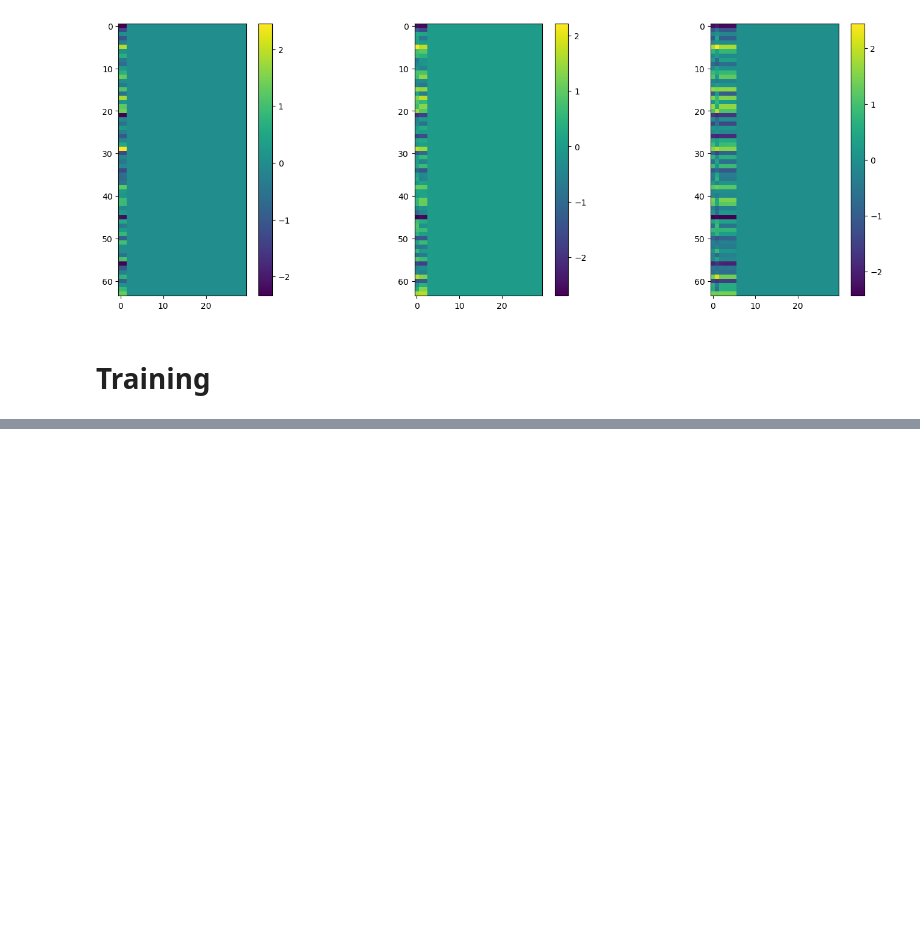
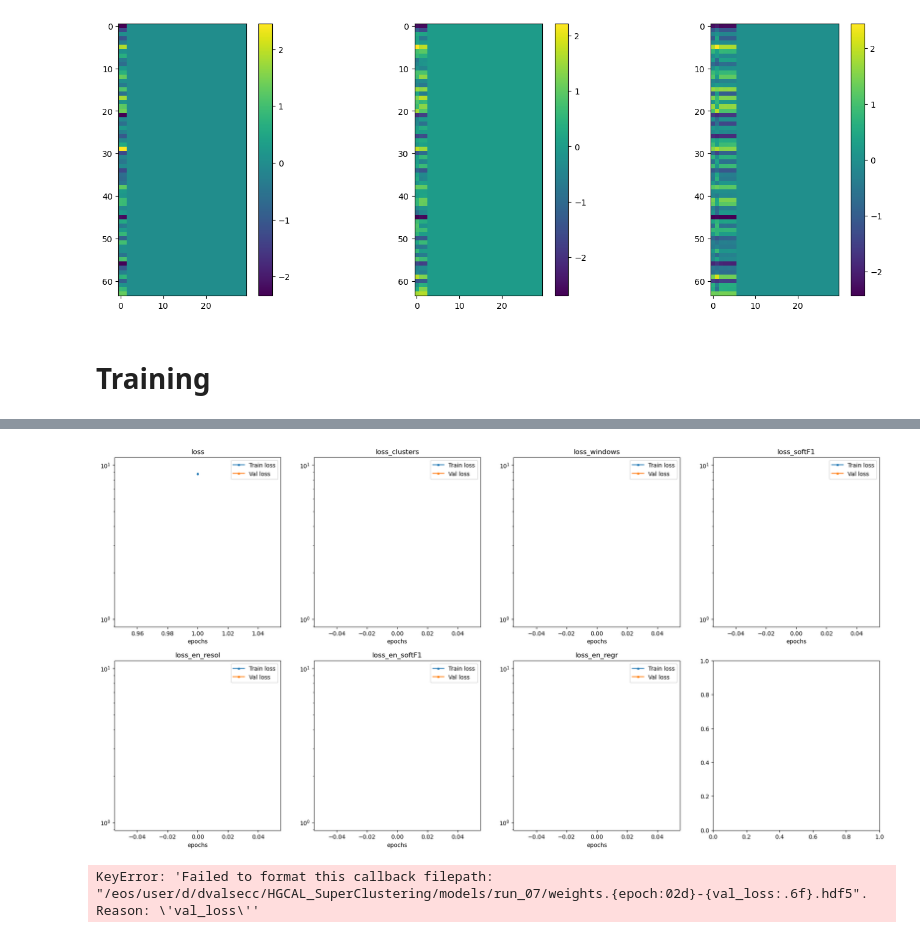
Before and after one commit to valsdav/HGCAL_Linking, a Jupyter notebook: Model_Training.ipynb, the cells around one changed output, grey strips where cells are left out. Drawn from its saved outputs; the diff is of its cells as text; code cells hidden in the pictures; blank space fills up the shorter version.

```diff
--- a/Model_Training.ipynb
+++ b/Model_Training.ipynb
@@ -539,3 +505,6 @@ def get_truth_matrix_padded(Y, N, pad):
                         Z[ev, i,j] = 0
         ev+=1
     return Z
+# %%
+df = ak.from_parquet("dataset.parquet")
+df_pad_X = ak.pad_none(df.X, 40, clip=True)
@@ -542,6 +515,8 @@ def get_truth_matrix_padded(Y, N, pad):
 # %%
 def load_data(path, pad):
     df = ak.from_parquet(path)
+    mask_empty_window = ak.num(df, axis=1)!=0
+    df = df[mask_empty_window]
     df_pad_X = ak.pad_none(df.X, pad, clip=True)
     X =  ak.fill_none(df_pad_X,
              {'raw_en': 0.,
@@ -566,6 +541,9 @@ def load_data(path, pad):
     Y  =  get_truth_matrix_padded(df.Y ,
                                ak.num(df.Y, axis=0), #number of events
                                 pad )
+
+
+
     return X,Y
 # %%
 X, Y = load_data("dataset.parquet", 40)
@@ -649,7 +627,7 @@ from collections import namedtuple
 Args = namedtuple('args', [ 'name','models_path', 'load','initial_epoch','nepochs','ntrain','nval',
                            'lr_decay','lr', 'batch_size','opt', 'activation',
                            'output_dim_msa', 'num_heads_msa', 'ff_dim_msa', 'nrepeat_msa',
-                          'dropout','l2_reg','loss_classification'])
+                          'dropout','l2_reg'])
 
 args = Args(
 models_path = models_path,
@@ -670,8 +648,7 @@ num_heads_msa = 8,
 ff_dim_msa = 128,
 nrepeat_msa = 2,
 dropout = 0.05,
-l2_reg = False,
-loss_classification=1.0
+l2_reg = False
 )
 # %%
 import os
@@ -715,7 +692,6 @@ else:
 # %%
 def get_model(args, weights=None):
 
-    loss_weights = {"loss_classification":1}
     tf.keras.backend.clear_session()
 
 
@@ -729,8 +705,7 @@ def get_model(args, weights=None):
                     ff_dim_msa=args.ff_dim_msa,
                     nrepeat_msa=args.nrepeat_msa,
                     dropout = args.dropout,
-                    l2_reg = args.l2_reg,
-                    loss_weights= loss_weights
+                    l2_reg = args.l2_reg
                     )
 
 
@@ -743,15 +718,10 @@ def get_model(args, weights=None):
         #         name='binary_focal_crossentropy'
         #     )
 
-        loss = tf.keras.losses.BinaryCrossentropy(
-            from_logits=False,
-            label_smoothing=0.0,
-            #axis=-1,
-            #reduction=losses_utils.ReductionV2.AUTO,
-            name='binary_crossentropy'
-        )
-
-        model.compile(optimizer=args.opt, loss=loss)
+        model.compile(optimizer=args.opt)
+        model.set_metrics()
 
         ypred = model(X[0:args.batch_size])
+        if weights:
+            model.load_weights(weights)
         return model
@@ -774,4 +787,18 @@ Non-trainable params: 0
 _________________________________________________________________
+# %%
+if args.nepochs > 0:
+    ret = model.fit(
+        x=X,
+        y=Y,
+        batch_size=args.batch_size,
+        epochs=args.nepochs,
+        verbose=True,
+        callbacks = callbacks,
+        initial_epoch = args.initial_epoch
+    )
+# %% [output]
+[figure, added]
+KeyError: 'Failed to format this callback filepath: "/eos/user/d/dvalsecc/HGCAL_SuperClustering/models/run_07/weights.{epoch:02d}-{val_loss:.6f}.hdf5". Reason: \'val_loss\''
 # %%
 model.fit(
     x=X,
```
Also changed, not shown: parts of 12 cells of this notebook, 1 other file.
